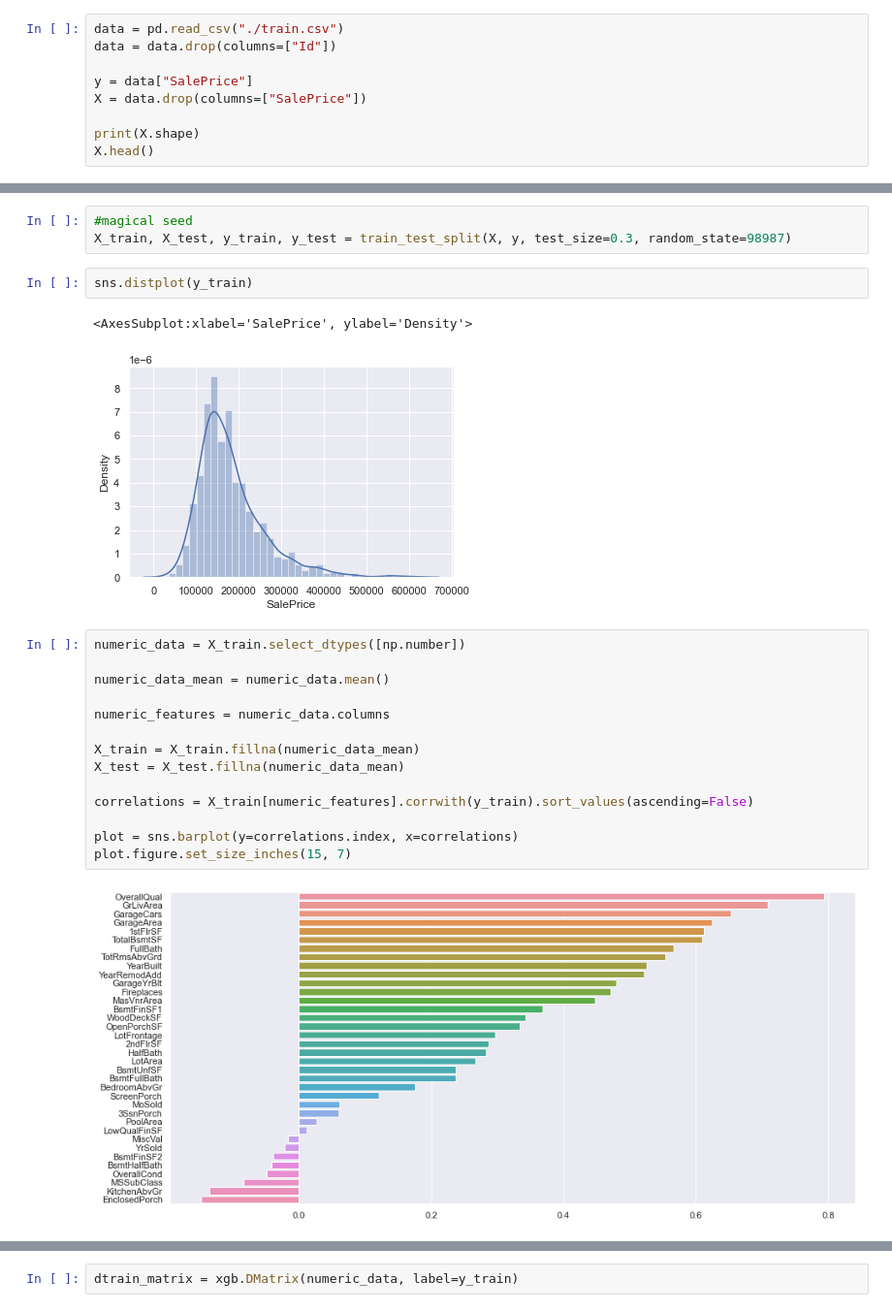
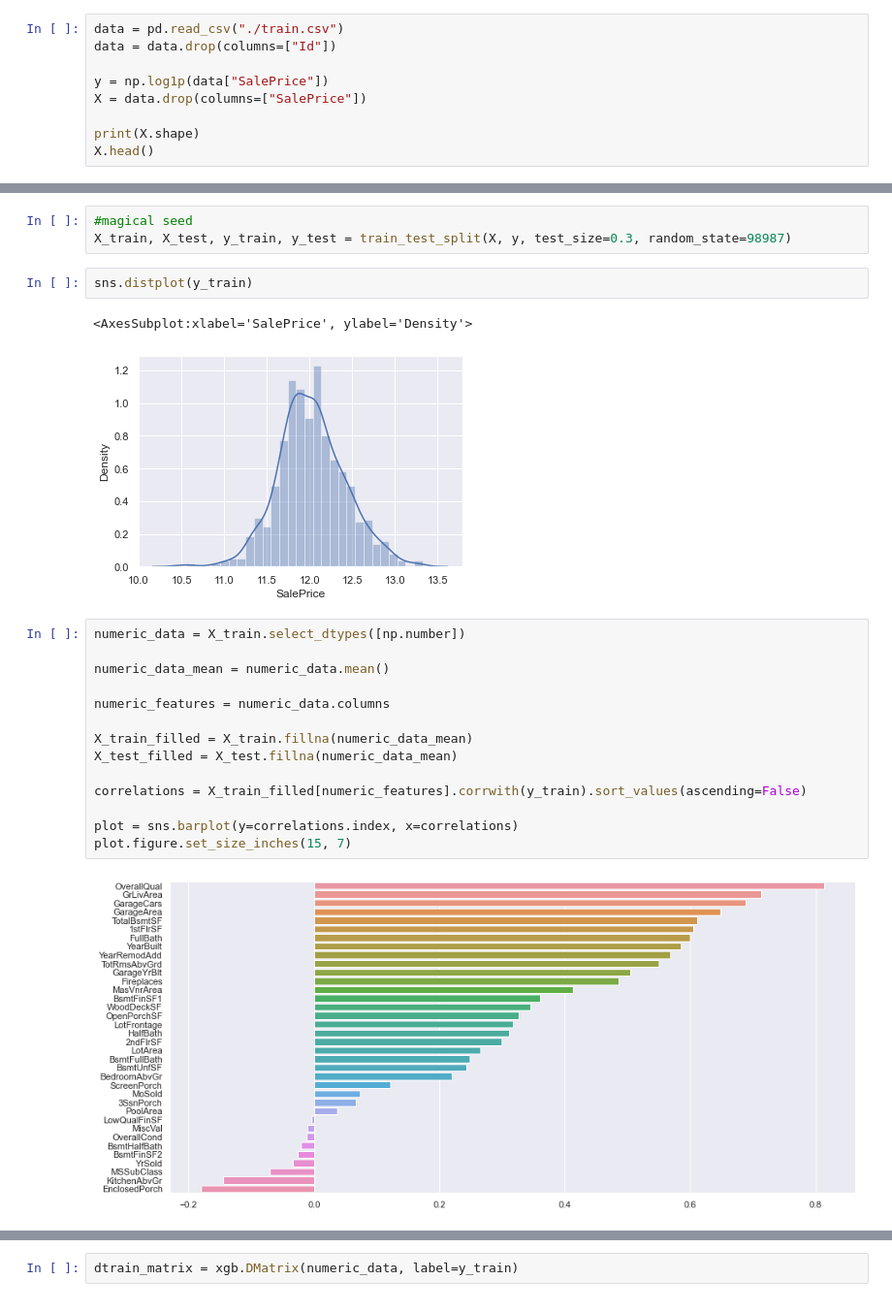
Before and after one commit to Altair200333/ML_tasks, a Jupyter notebook: task4/analize_data.ipynb, the cells around one changed output, grey strips where cells are left out. Shown at 97% size. Drawn from its saved outputs; the diff is of its cells as text.

Commit message:
analize data

```diff
--- a/task4/analize_data.ipynb
+++ b/task4/analize_data.ipynb
@@ -20,7 +21,7 @@ The autoreload extension is already loaded. To reload it, use:
 data = pd.read_csv("./train.csv")
 data = data.drop(columns=["Id"])
 
-y = data["SalePrice"]
+y = np.log1p(data["SalePrice"])
 X = data.drop(columns=["SalePrice"])
 
 print(X.shape)
@@ -41,20 +66,20 @@ X_train, X_test, y_train, y_test = train_test_split(X, y, test_size=0.3, random_
 sns.distplot(y_train)
 # %% [output]
 <AxesSubplot:xlabel='SalePrice', ylabel='Density'>
-[figure, old version]
+[figure, new version]
 # %%
 numeric_data = X_train.select_dtypes([np.number])
 
 numeric_data_mean = numeric_data.mean()
 
 numeric_features = numeric_data.columns
 
-X_train = X_train.fillna(numeric_data_mean)
-X_test = X_test.fillna(numeric_data_mean)
+X_train_filled = X_train.fillna(numeric_data_mean)
+X_test_filled = X_test.fillna(numeric_data_mean)
 
-correlations = X_train[numeric_features].corrwith(y_train).sort_values(ascending=False)
+correlations = X_train_filled[numeric_features].corrwith(y_train).sort_values(ascending=False)
 
 plot = sns.barplot(y=correlations.index, x=correlations)
 plot.figure.set_size_inches(15, 7)
 # %% [output]
-[figure, old version]
+[figure, new version]
```
Also changed, not shown: parts of 8 cells of this notebook.
